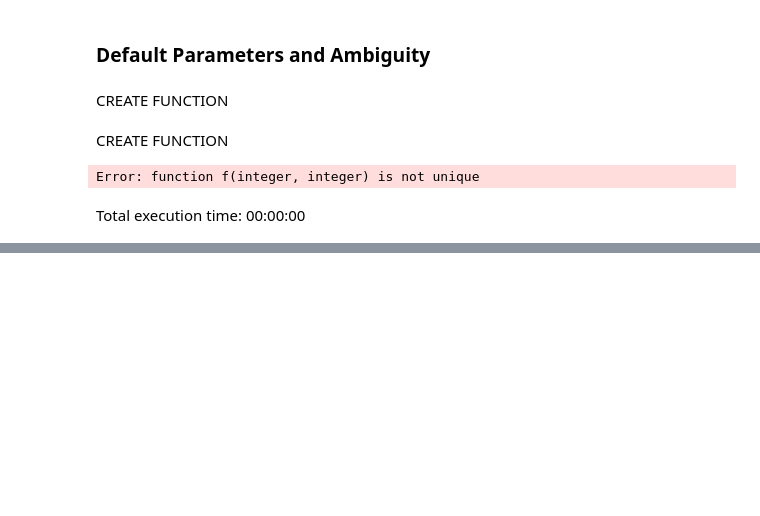
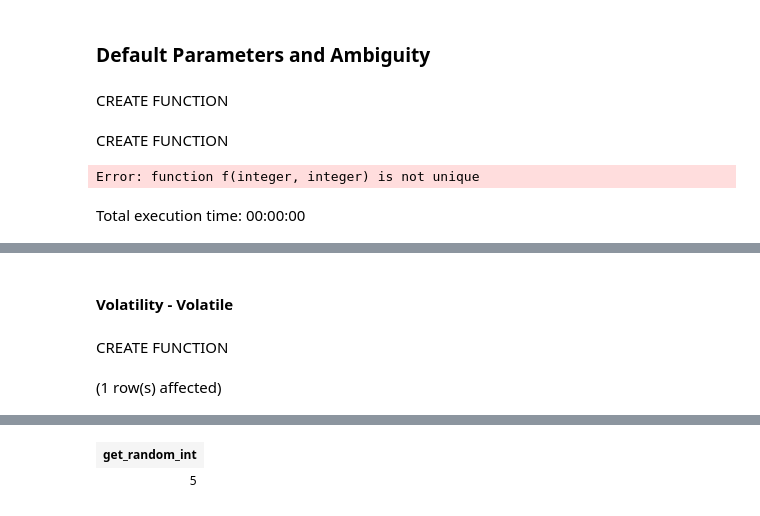
Before and after one commit to yaowenqiang/capturing_logic_with_custom_functions_in_postgresql, a Jupyter notebook: Notebook-1.ipynb, the cells around one changed output, grey strips where cells are left out. Cells and saved outputs as stored; diff of their text form; code cells hidden in the pictures; blank space fills up the shorter version.

```diff
--- a/Notebook-1.ipynb
+++ b/Notebook-1.ipynb
@@ -1565,0 +1671,16 @@ Total execution time: 00:00:00
+# %% [markdown]
+#### Volatility - Volatile
+# %%
+CREATE OR REPLACE FUNCTION get_random_int()
+    RETURNS integer
+    LANGUAGE sql
+    VOLATILE
+AS
+$$;
+SELECT (RANDOM() * 10)::integer;
+$$;
+
+SELECT get_random_int();
+# %% [output]
+CREATE FUNCTION
+(1 row(s) affected)
@@ -1565,0 +1688,2 @@ Total execution time: 00:00:00
+| get_random_int |
+| 5 |
```
Also changed, not shown: parts of 25 cells of this notebook.
